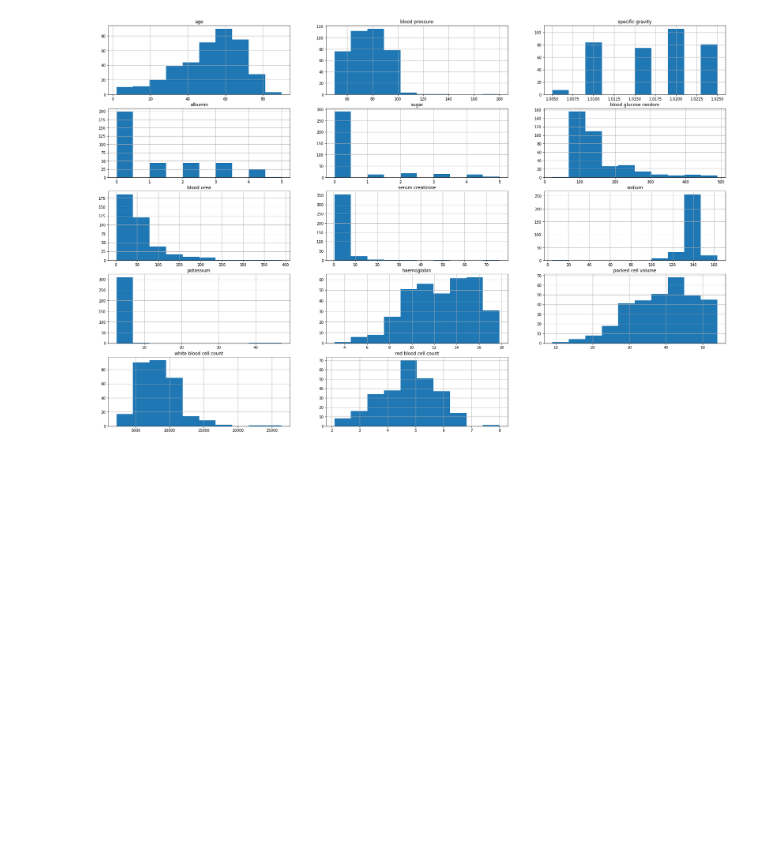
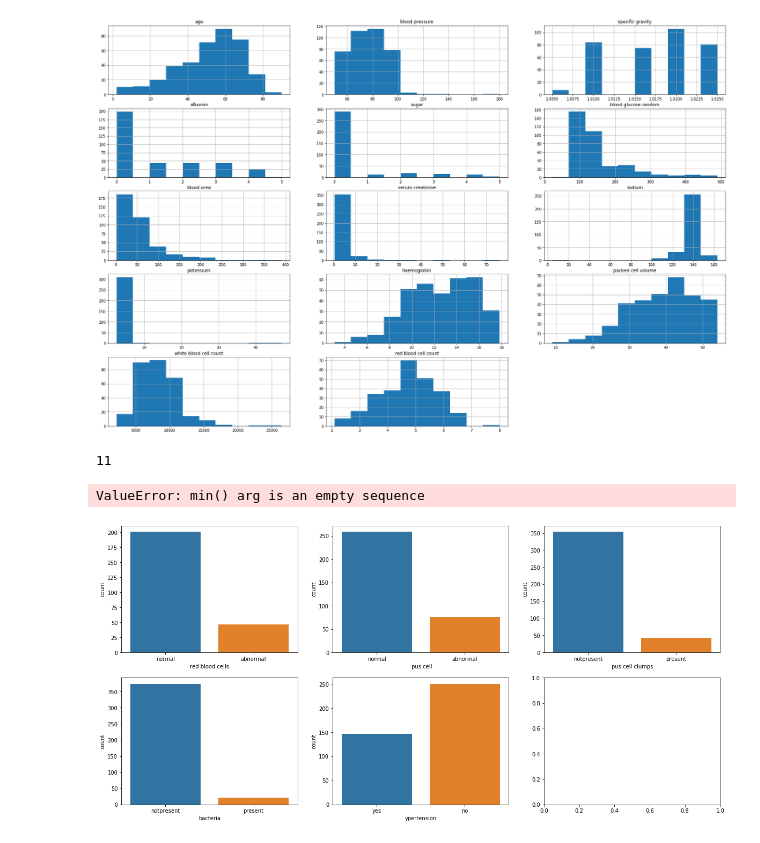
Before and after one commit to ruhulamin005/Predict-status-of-Chronic-kidney-disease, a Jupyter notebook: kidney disease status prediction.ipynb, the cells around one changed output. Saved outputs shown, nothing was run; the diff lists cells and outputs as text; code cells hidden in the pictures; blank space fills up the shorter version.

Commit message:
error

```diff
--- a/kidney disease status prediction.ipynb
+++ b/kidney disease status prediction.ipynb
@@ -156,3 +136,5 @@ extract_cat_num(df)
+# %%
+cat_col,num_col=extract_cat_num(df)
 # %%
 cat_col
 # %% [output]
@@ -202,7 +191,3 @@ class has ['ckd' 'ckd\t' 'notckd'] values
 # %%
 #Here we have some unwanted situation
 #Cleaning
-# %%
-df['diabetes mellitus'] = df['diabetes mellitus'].replace(to_replace={'\tno': 'no','\tyes':'Yes'},inplace = True)
-# %%
-df['coronary artery disease'] = df['coronary artery disease'].replace(to_replace={'\tno': 'no','\tyes':'Yes'},inplace = True)
@@ -211,3 +194,11 @@ df['class'] = df['class'].replace(to_replace='ckd\t',value = 'ckd')
+# %%
+#Replace incorrect values
+
+df['diabetes mellitus'].replace(to_replace = {'\tno':'no','\tyes':'yes',' yes':'yes'},inplace=True)
+
+df['coronary artery disease'] = df['coronary artery disease'].replace(to_replace = '\tno', value='no')
+
+df['class'] = df['class'].replace(to_replace = 'ckd\t', value = 'ckd')
 # %%
 #Checiking Values
 for col in cat_col:
@@ -239,0 +238,13 @@ for i, feature in enumerate(num_col):
+# %%
+## ckd, notckd
+len(cat_col)
+# %% [output]
+11
+# %%
+plt.figure(figsize=(20,20))
+for i,feature in enumerate(cat_col):
+    plt.subplot(4,3,i+1)
+    sns.countplot(df[feature])
+# %% [output]
+ValueError: min() arg is an empty sequence
+[figure, added]
```
Also changed, not shown: parts of 6 cells of this notebook.
